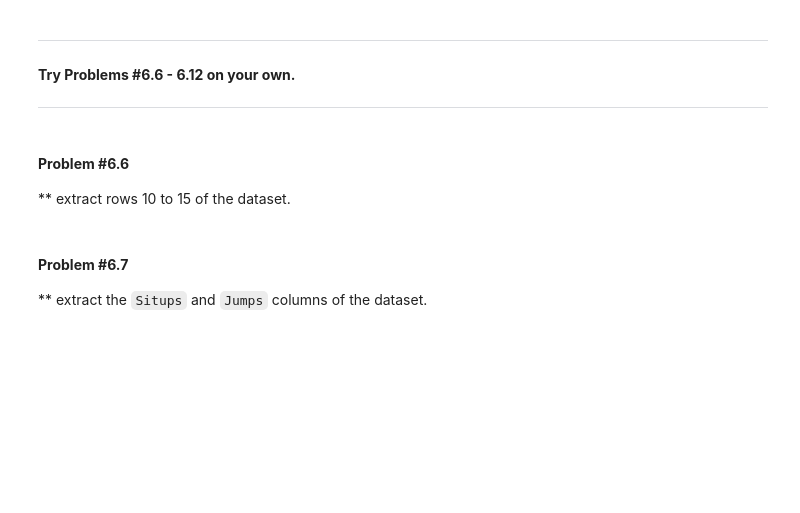
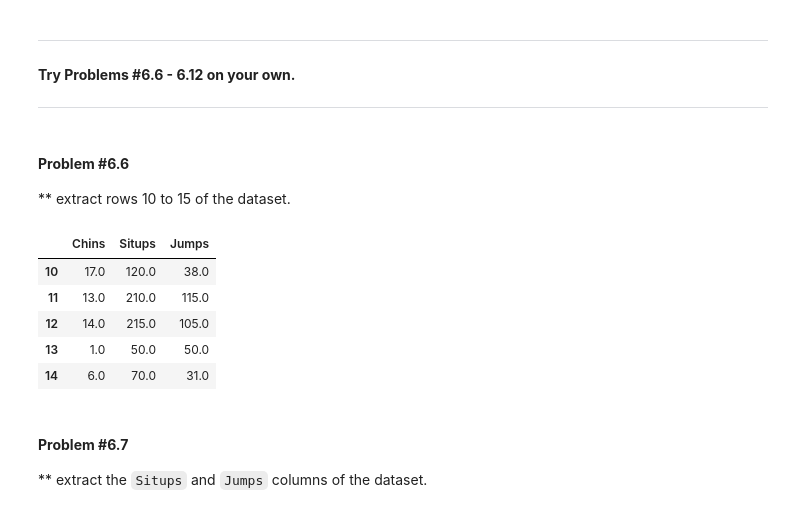
Before and after one commit to Gnuance/Comsc240-LabPandas2, a Jupyter notebook: Pandas_Dataset_Analysis_Lab_Notebook.ipynb, the cells around one changed output. Cells and saved outputs as stored; diff of their text form; code cells hidden in the pictures; blank space fills up the shorter version.

```diff
--- a/Pandas_Dataset_Analysis_Lab_Notebook.ipynb
+++ b/Pandas_Dataset_Analysis_Lab_Notebook.ipynb
@@ -639,6 +690,15 @@ linnerud_df.iloc[11:15]
 ** extract rows 10 to 15 of the dataset.
 # %%
 # code here
+extract10to15 = linnerud_df.iloc[10:15]
+extract10to15
+# %% [output]
+|  | Chins | Situps | Jumps |
+| 10 | 17.0 | 120.0 | 38.0 |
+| 11 | 13.0 | 210.0 | 115.0 |
+| 12 | 14.0 | 215.0 | 105.0 |
+| 13 | 1.0 | 50.0 | 50.0 |
+| 14 | 6.0 | 70.0 | 31.0 |
 # %% [markdown]
 #### **Problem #6.7**
 
```
Also changed, not shown: parts of 12 cells of this notebook.
